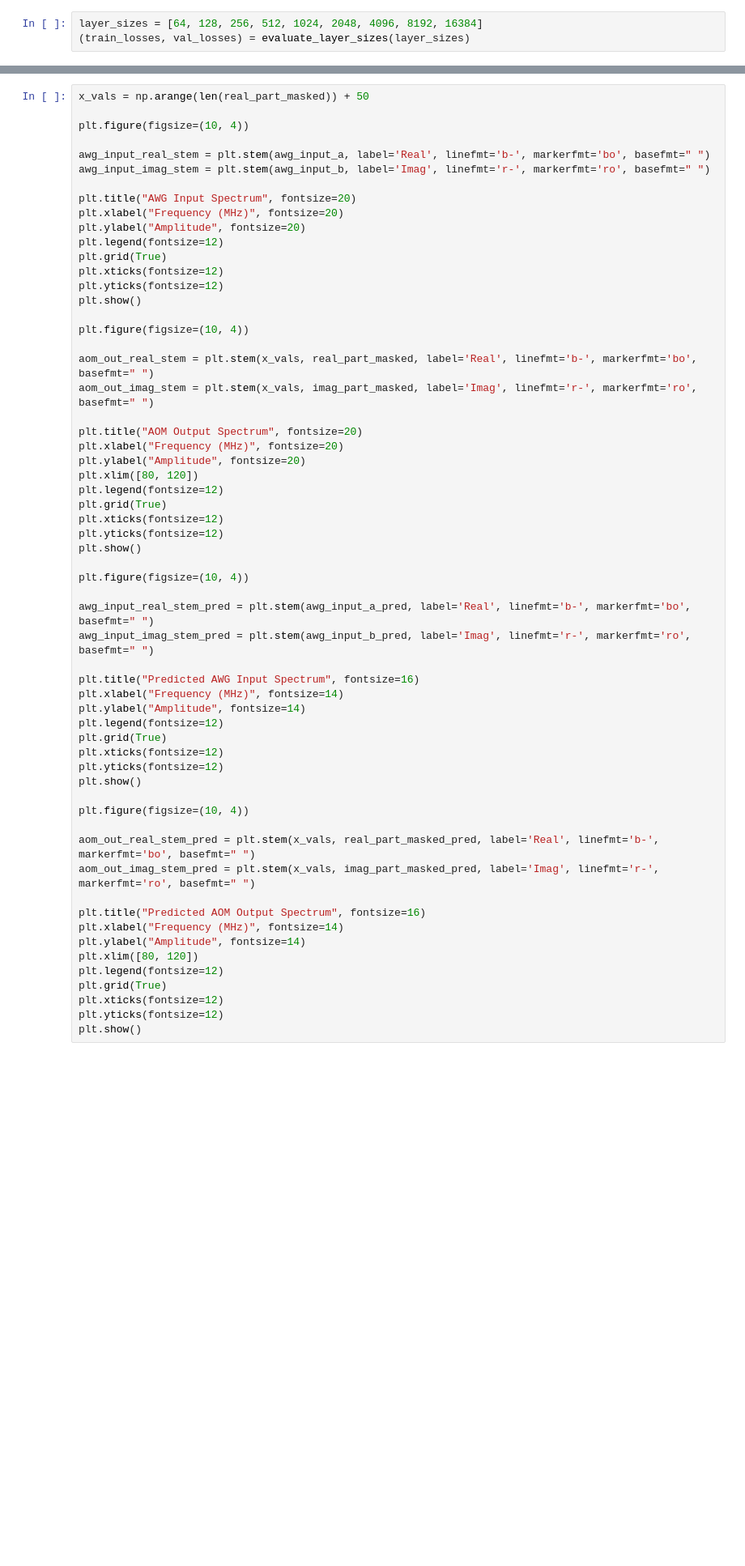
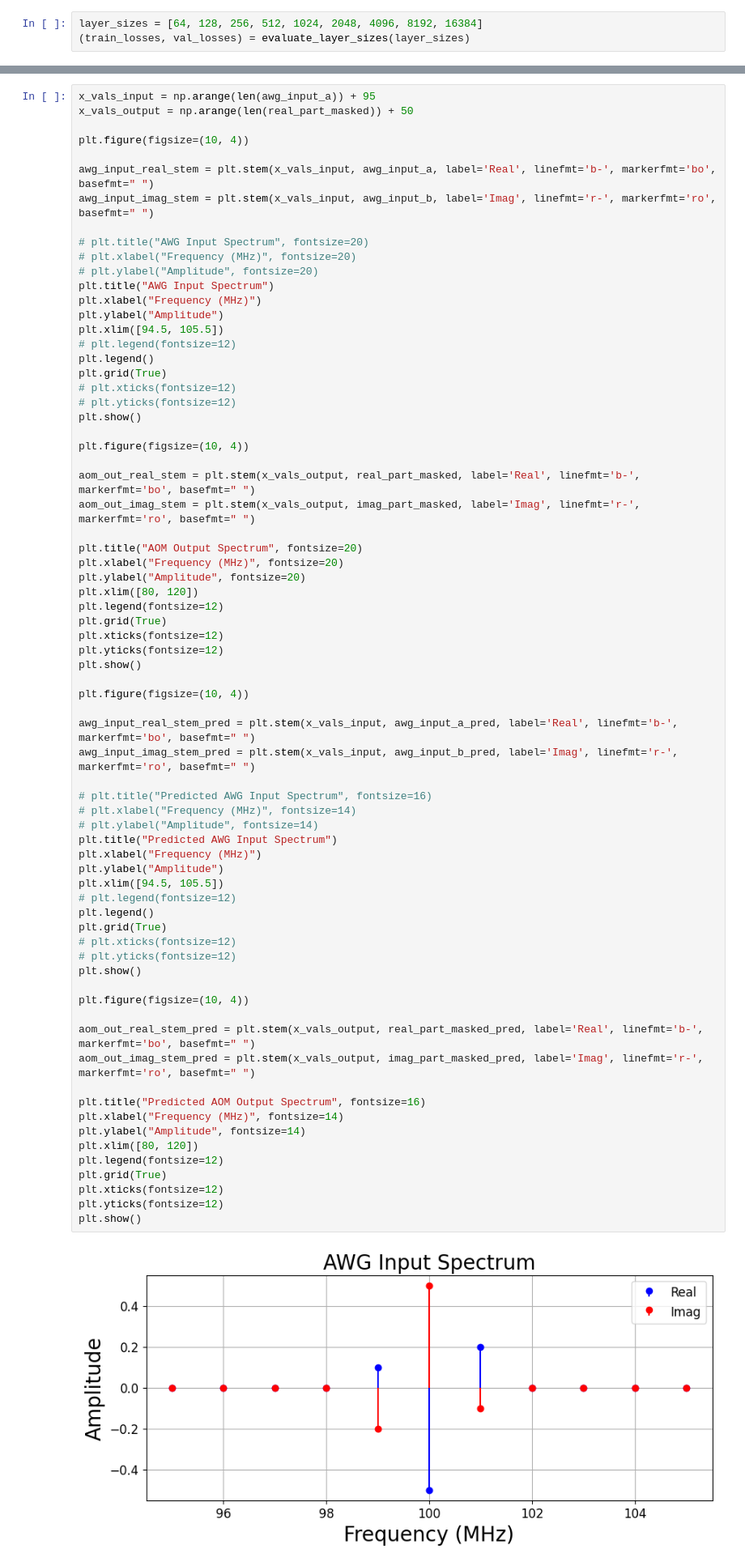
Before and after one commit to leoforster10010/UdS_Dsaiproject25, a Jupyter notebook: SampleGeneration.ipynb, the cells around one changed output, grey strips where cells are left out. Shown: that part at 81% size. Cells and saved outputs as stored; diff of their text form; blank space fills up the shorter version.

```diff
--- a/SampleGeneration.ipynb
+++ b/SampleGeneration.ipynb
@@ -271,62 +290,75 @@ awg_input_b = [0, 0, 0, 0, -0.025, 0.05, -0.05, 0, 0, 0, 0]
 
 (real_part_masked_pred, imag_part_masked_pred) = generate_output(awg_input_a_pred, awg_input_b_pred)
 # %%
-x_vals = np.arange(len(real_part_masked)) + 50
+x_vals_input = np.arange(len(awg_input_a)) + 95
+x_vals_output = np.arange(len(real_part_masked)) + 50
 
 plt.figure(figsize=(10, 4))
 
-awg_input_real_stem = plt.stem(awg_input_a, label='Real', linefmt='b-', markerfmt='bo', basefmt=" ")
-awg_input_imag_stem = plt.stem(awg_input_b, label='Imag', linefmt='r-', markerfmt='ro', basefmt=" ")
+awg_input_real_stem = plt.stem(x_vals_input, awg_input_a, label='Real', linefmt='b-', markerfmt='bo', basefmt=" ")
+awg_input_imag_stem = plt.stem(x_vals_input, awg_input_b, label='Imag', linefmt='r-', markerfmt='ro', basefmt=" ")
 
-plt.title("AWG Input Spectrum", fontsize=20)
-plt.xlabel("Frequency (MHz)", fontsize=20)
-plt.ylabel("Amplitude", fontsize=20)
-plt.legend(fontsize=12)
+# plt.title("AWG Input Spectrum", fontsize=20)
+# plt.xlabel("Frequency (MHz)", fontsize=20)
+# plt.ylabel("Amplitude", fontsize=20)
+plt.title("AWG Input Spectrum")
+plt.xlabel("Frequency (MHz)")
+plt.ylabel("Amplitude")
+plt.xlim([94.5, 105.5])
+# plt.legend(fontsize=12)
+plt.legend()
 plt.grid(True)
-plt.xticks(fontsize=12)
-plt.yticks(fontsize=12)
+# plt.xticks(fontsize=12)
+# plt.yticks(fontsize=12)
 plt.show()
 
 plt.figure(figsize=(10, 4))
 
-aom_out_real_stem = plt.stem(x_vals, real_part_masked, label='Real', linefmt='b-', markerfmt='bo', basefmt=" ")
-aom_out_imag_stem = plt.stem(x_vals, imag_part_masked, label='Imag', linefmt='r-', markerfmt='ro', basefmt=" ")
+aom_out_real_stem = plt.stem(x_vals_output, real_part_masked, label='Real', linefmt='b-', markerfmt='bo', basefmt=" ")
+aom_out_imag_stem = plt.stem(x_vals_output, imag_part_masked, label='Imag', linefmt='r-', markerfmt='ro', basefmt=" ")
 
 plt.title("AOM Output Spectrum", fontsize=20)
 plt.xlabel("Frequency (MHz)", fontsize=20)
 plt.ylabel("Amplitude", fontsize=20)
 plt.xlim([80, 120])
 plt.legend(fontsize=12)
 plt.grid(True)
 plt.xticks(fontsize=12)
 plt.yticks(fontsize=12)
 plt.show()
 
 plt.figure(figsize=(10, 4))
 
-awg_input_real_stem_pred = plt.stem(awg_input_a_pred, label='Real', linefmt='b-', markerfmt='bo', basefmt=" ")
-awg_input_imag_stem_pred = plt.stem(awg_input_b_pred, label='Imag', linefmt='r-', markerfmt='ro', basefmt=" ")
+awg_input_real_stem_pred = plt.stem(x_vals_input, awg_input_a_pred, label='Real', linefmt='b-', markerfmt='bo', basefmt=" ")
+awg_input_imag_stem_pred = plt.stem(x_vals_input, awg_input_b_pred, label='Imag', linefmt='r-', markerfmt='ro', basefmt=" ")
 
-plt.title("Predicted AWG Input Spectrum", fontsize=16)
-plt.xlabel("Frequency (MHz)", fontsize=14)
-plt.ylabel("Amplitude", fontsize=14)
-plt.legend(fontsize=12)
+# plt.title("Predicted AWG Input Spectrum", fontsize=16)
+# plt.xlabel("Frequency (MHz)", fontsize=14)
+# plt.ylabel("Amplitude", fontsize=14)
+plt.title("Predicted AWG Input Spectrum")
+plt.xlabel("Frequency (MHz)")
+plt.ylabel("Amplitude")
+plt.xlim([94.5, 105.5])
+# plt.legend(fontsize=12)
+plt.legend()
 plt.grid(True)
-plt.xticks(fontsize=12)
-plt.yticks(fontsize=12)
+# plt.xticks(fontsize=12)
+# plt.yticks(fontsize=12)
 plt.show()
 
 plt.figure(figsize=(10, 4))
 
-aom_out_real_stem_pred = plt.stem(x_vals, real_part_masked_pred, label='Real', linefmt='b-', markerfmt='bo', basefmt=" ")
-aom_out_imag_stem_pred = plt.stem(x_vals, imag_part_masked_pred, label='Imag', linefmt='r-', markerfmt='ro', basefmt=" ")
+aom_out_real_stem_pred = plt.stem(x_vals_output, real_part_masked_pred, label='Real', linefmt='b-', markerfmt='bo', basefmt=" ")
+aom_out_imag_stem_pred = plt.stem(x_vals_output, imag_part_masked_pred, label='Imag', linefmt='r-', markerfmt='ro', basefmt=" ")
 
 plt.title("Predicted AOM Output Spectrum", fontsize=16)
 plt.xlabel("Frequency (MHz)", fontsize=14)
 plt.ylabel("Amplitude", fontsize=14)
 plt.xlim([80, 120])
 plt.legend(fontsize=12)
 plt.grid(True)
 plt.xticks(fontsize=12)
 plt.yticks(fontsize=12)
 plt.show()
+# %% [output]
+[figure, added]
```
Also changed, not shown: parts of 2 cells of this notebook, 7 other files.
